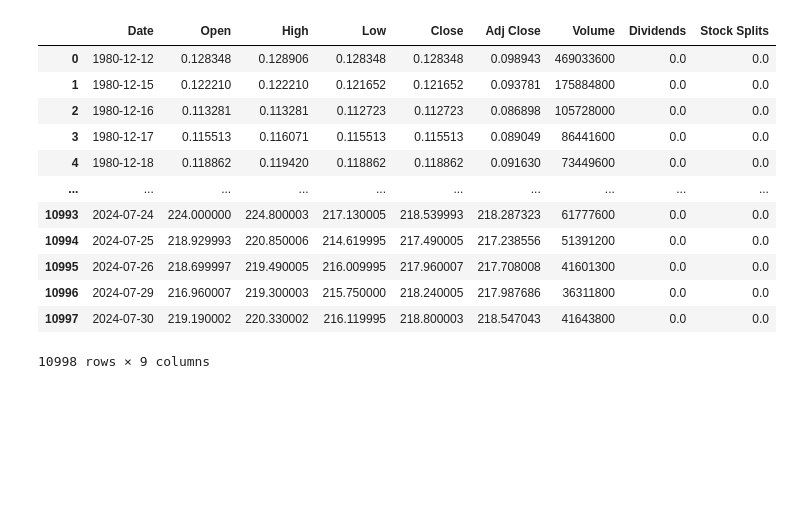
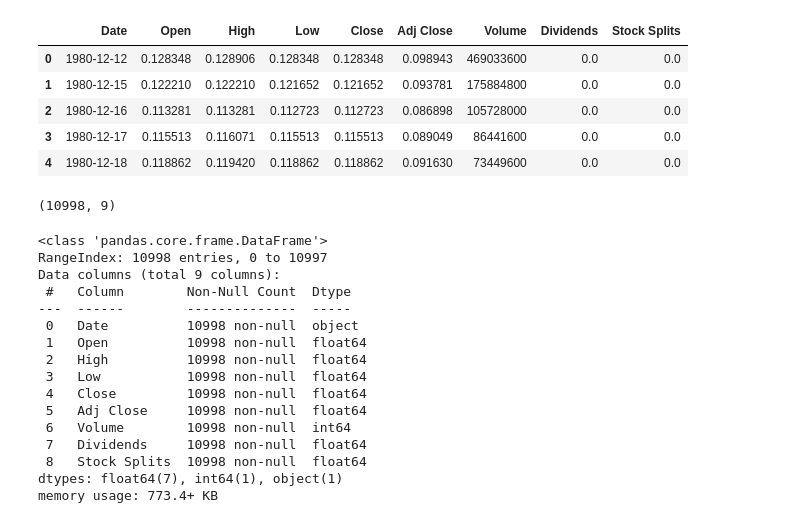
Before and after one commit to surak-alf/Project_3, a Jupyter notebook: src/notebooks/AAPL (1).ipynb, the cells around one changed output. Saved outputs shown, nothing was run; the diff lists cells and outputs as text; code cells hidden in the pictures; blank space fills up the shorter version.

```diff
--- a/src/notebooks/AAPL (1).ipynb
+++ b/src/notebooks/AAPL (1).ipynb
@@ -2,20 +2,36 @@
 import pandas as pd
 import numpy as np
 # %%
-df = pd.read_csv('AAPL_historical_data.csv')
+df = pd.read_csv(r"C:\Users\Maintenant prêt\Downloads\10x\stock\yfinance_data\AAPL_historical_data.csv")
 # %%
-df
+df.head()
 # %% [output]
 |  | Date | Open | High | Low | Close | Adj Close | Volume | Dividends | Stock Splits |
 | 0 | 1980-12-12 | 0.128348 | 0.128906 | 0.128348 | 0.128348 | 0.098943 | 469033600 | 0.0 | 0.0 |
 | 1 | 1980-12-15 | 0.122210 | 0.122210 | 0.121652 | 0.121652 | 0.093781 | 175884800 | 0.0 | 0.0 |
 | 2 | 1980-12-16 | 0.113281 | 0.113281 | 0.112723 | 0.112723 | 0.086898 | 105728000 | 0.0 | 0.0 |
 | 3 | 1980-12-17 | 0.115513 | 0.116071 | 0.115513 | 0.115513 | 0.089049 | 86441600 | 0.0 | 0.0 |
 | 4 | 1980-12-18 | 0.118862 | 0.119420 | 0.118862 | 0.118862 | 0.091630 | 73449600 | 0.0 | 0.0 |
-| ... | ... | ... | ... | ... | ... | ... | ... | ... | ... |
-| 10993 | 2024-07-24 | 224.000000 | 224.800003 | 217.130005 | 218.539993 | 218.287323 | 61777600 | 0.0 | 0.0 |
-| 10994 | 2024-07-25 | 218.929993 | 220.850006 | 214.619995 | 217.490005 | 217.238556 | 51391200 | 0.0 | 0.0 |
-| 10995 | 2024-07-26 | 218.699997 | 219.490005 | 216.009995 | 217.960007 | 217.708008 | 41601300 | 0.0 | 0.0 |
-| 10996 | 2024-07-29 | 216.960007 | 219.300003 | 215.750000 | 218.240005 | 217.987686 | 36311800 | 0.0 | 0.0 |
-| 10997 | 2024-07-30 | 219.190002 | 220.330002 | 216.119995 | 218.800003 | 218.547043 | 41643800 | 0.0 | 0.0 |
-10998 rows × 9 columns
+# %%
+df.shape
+# %% [output]
+(10998, 9)
+# %%
+df.info()
+# %% [output]
+<class 'pandas.core.frame.DataFrame'>
+RangeIndex: 10998 entries, 0 to 10997
+Data columns (total 9 columns):
+ #   Column        Non-Null Count  Dtype
+---  ------        --------------  -----
+ 0   Date          10998 non-null  object
+ 1   Open          10998 non-null  float64
+ 2   High          10998 non-null  float64
+ 3   Low           10998 non-null  float64
+ 4   Close         10998 non-null  float64
+ 5   Adj Close     10998 non-null  float64
+ 6   Volume        10998 non-null  int64
+ 7   Dividends     10998 non-null  float64
+ 8   Stock Splits  10998 non-null  float64
+dtypes: float64(7), int64(1), object(1)
+memory usage: 773.4+ KB
```
Also changed, not shown: parts of 1 cell of this notebook, 7 other files.
